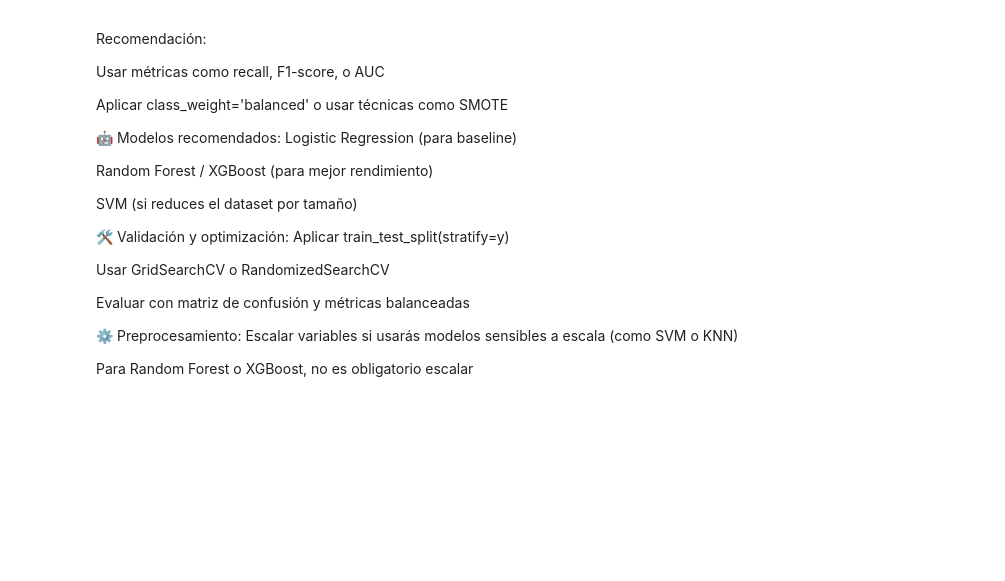
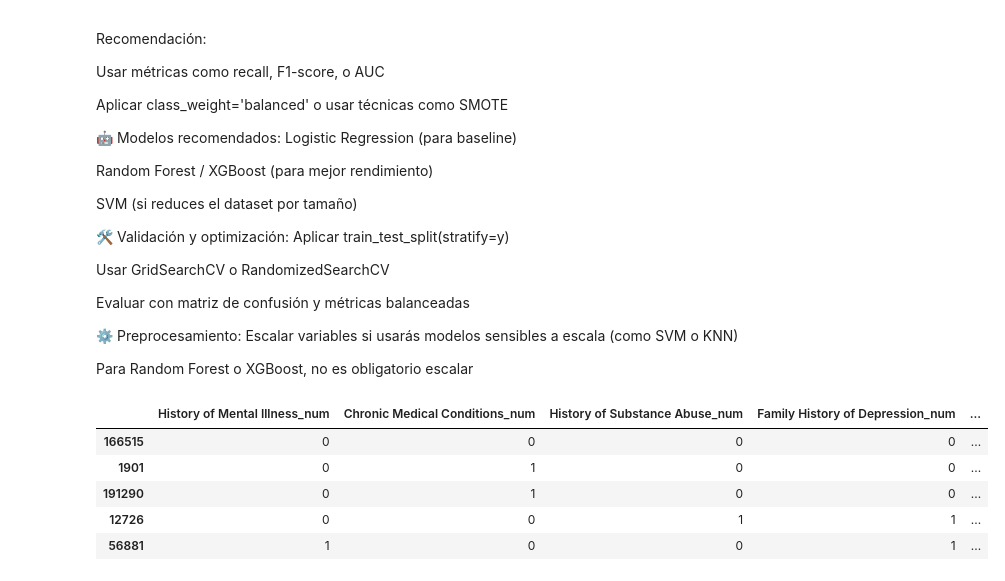
Before and after one commit to Valenfrc/Salud-mental-fase2, a Jupyter notebook: src/explore.ipynb, the cells around one changed output. Cells and saved outputs as stored; diff of their text form; code cells hidden in the pictures; blank space fills up the shorter version.

Commit message:
crecacion del modelo

```diff
--- a/src/explore.ipynb
+++ b/src/explore.ipynb
@@ -608,3 +607,23 @@ Escalar variables si usarás modelos sensibles a escala (como SVM o KNN)
 Para Random Forest o XGBoost, no es obligatorio escalar
 # %%
 #Paso 6: Construye el modelo y optimízalo
+# %%
+from sklearn.model_selection import train_test_split
+
+num_variables = [ 'History of Mental Illness_num','Chronic Medical Conditions_num',
+    'History of Substance Abuse_num', 'Family History of Depression_num','Sleep Patterns_num','Age', 'Number of Children','Employment Status_num']
+
+# Dividimos el conjunto de datos en muestras de train y test
+X = df.drop('Depressed', axis = 1)[num_variables]
+y = df['Depressed']
+
+X_train, X_test, y_train, y_test = train_test_split(X, y, test_size = 0.2, random_state = 42)
+
+X_train.head()
+# %% [output]
+|  | History of Mental Illness_num | Chronic Medical Conditions_num | History of Substance Abuse_num | Family History of Depression_num | ... |
+| 166515 | 0 | 0 | 0 | 0 | ... |
+| 1901 | 0 | 1 | 0 | 0 | ... |
+| 191290 | 0 | 1 | 0 | 0 | ... |
+| 12726 | 0 | 0 | 1 | 1 | ... |
+| 56881 | 1 | 0 | 0 | 1 | ... |
```
Also changed, not shown: parts of 9 cells of this notebook, 3 other files.
